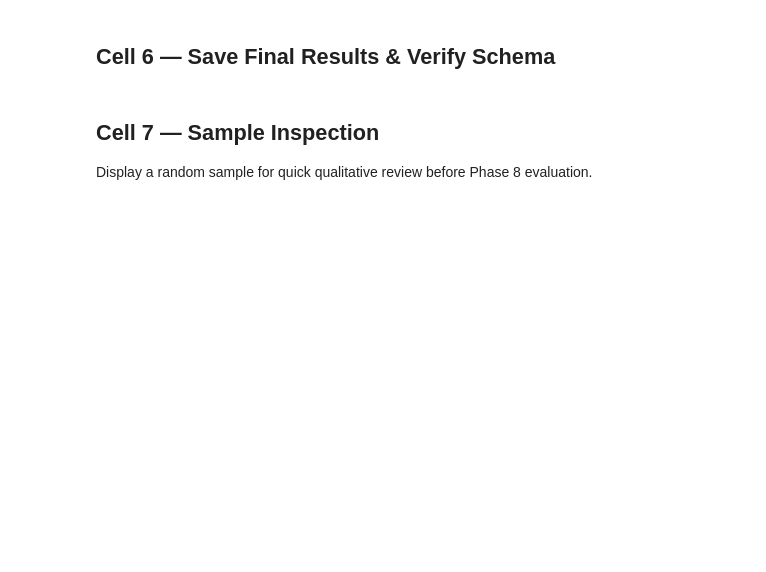
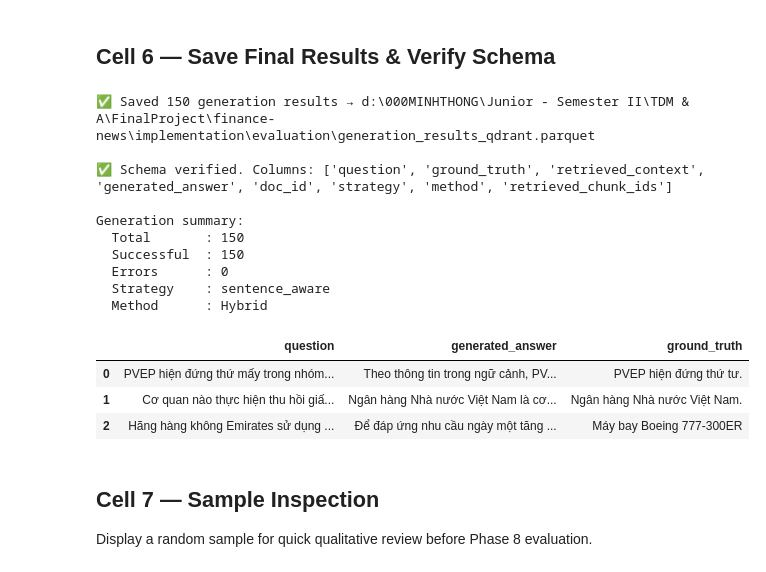
Before and after one commit to thong7d/rag-vn-finance, a Jupyter notebook: notebooks/07_generation_pipeline.ipynb, the cells around one changed output. Drawn from its saved outputs; the diff is of its cells as text; code cells hidden in the pictures; blank space fills up the shorter version.

```diff
--- a/notebooks/07_generation_pipeline.ipynb
+++ b/notebooks/07_generation_pipeline.ipynb
@@ -115,30 +131,18 @@ print(f"✅ Embedding model loaded on {embedding_model.device}")
 Loads `qa_pairs_test.parquet` (20% split from Phase 5, **never modify**).
 Falls back to `qa_pairs_filtered.parquet` only if test file is absent.
 # %%
-qa_dir      = resolve_path(config['synthetic_qa'], 'output_dir')
-test_path   = os.path.join(qa_dir, 'qa_pairs_test.parquet')
-filter_path = os.path.join(qa_dir, 'qa_pairs_filtered.parquet')
+qa_dir  = resolve_path(config['synthetic_qa'], 'output_dir')
+qa_path = os.path.join(REPO_ROOT, qa_dir, 'ground_truth_final.jsonl')
 
-if os.path.exists(test_path):
-    df_qa = pd.read_parquet(test_path)
-    print(f"✅ Loaded immutable test set: {len(df_qa)} QA pairs")
-elif os.path.exists(filter_path):
-    df_qa = pd.read_parquet(filter_path)
-    print(f"⚠️  Test set not found. Using filtered set: {len(df_qa)} QA pairs")
+if os.path.exists(qa_path):
+    df_eval = pd.read_json(qa_path, lines=True)
+    print(f"✅ Loaded ENTIRE test set: {len(df_eval)} QA pairs from {qa_path}")
 else:
     raise FileNotFoundError(
-        f"QA data not found at {test_path}. Ensure Phase 5 has been completed."
+        f"QA data not found at {qa_path}. Ensure Phase 5 has been completed."
     )
 
-# Cap to EVAL_SAMPLE if needed (test set is 197 rows, below the 200 cap)
-if len(df_qa) > EVAL_SAMPLE:
-    df_eval = df_qa.sample(n=EVAL_SAMPLE, random_state=42).reset_index(drop=True)
-    print(f"Sampled {len(df_eval)} / {len(df_qa)} QA pairs (EVAL_SAMPLE={EVAL_SAMPLE})")
-else:
-    df_eval = df_qa.reset_index(drop=True)
-    print(f"Using all {len(df_eval)} QA pairs (below EVAL_SAMPLE cap)")
-
-# Resolve answer column name (Phase 5 may use 'answer' or 'reference_answer')
-ANSWER_COL = 'answer' if 'answer' in df_eval.columns else 'reference_answer'
+# Resolve answer column name
+ANSWER_COL = 'ground_truth' if 'ground_truth' in df_eval.columns else 'answer'
 print(f"Ground-truth column: '{ANSWER_COL}'")
 df_eval.head(2)
@@ -152,12 +162,16 @@ for generation. This avoids running 9 × 197 = 1,773 LLM calls.
 > To override and use a specific config, manually set `BEST_STRATEGY`
 > and `BEST_METHOD` in the cell below.
 # %%
-eval_dir      = resolve_path(config['evaluation'], 'output_dir')
-benchmark_csv = os.path.join(eval_dir, 'retrieval_benchmark.csv')
+backend = os.environ.get("VECTOR_STORE_BACKEND", "faiss").lower()
+eval_dir      = os.path.join(REPO_ROOT, resolve_path(config['evaluation'], 'output_dir'))
+benchmark_csv = os.path.join(eval_dir, f'retrieval_benchmark_{backend}.csv')
+
+if not os.path.exists(benchmark_csv):
+    benchmark_csv = os.path.join(eval_dir, 'retrieval_benchmark.csv')
 
 if os.path.exists(benchmark_csv):
     df_bench = pd.read_csv(benchmark_csv)
-    # Select configuration with highest MRR
+    # Select configuration with the highest MRR score
     best_row = df_bench.loc[df_bench['MRR'].idxmax()]
     BEST_STRATEGY = best_row['Strategy']
     BEST_METHOD   = best_row['Method']
@@ -409,27 +439,44 @@ if len(error_indices) > 0:
 # %%
 # Final save
 df_results = pd.DataFrame(all_results)
+backend = os.environ.get("VECTOR_STORE_BACKEND", "faiss").lower()
+out_path = os.path.join(eval_dir, f'generation_results_{backend}.parquet')
 df_results.to_parquet(out_path, index=False)
 print(f"✅ Saved {len(df_results)} generation results → {out_path}")
 
 # ── Verify required output schema ─────────────────────────────────────────────
 required_cols = ['question', 'ground_truth', 'retrieved_context', 'generated_answer']
 missing = [c for c in required_cols if c not in df_results.columns]
 assert not missing, f"Missing required columns: {missing}"
 print(f"\n✅ Schema verified. Columns: {df_results.columns.tolist()}")
 
 # ── Summary stats ──────────────────────────────────────────────────────────────
 n_errors     = (df_results['generated_answer'] == '[GENERATION_ERROR]').sum()
 n_successful = len(df_results) - n_errors
 print(f"\nGeneration summary:")
 print(f"  Total       : {len(df_results)}")
 print(f"  Successful  : {n_successful}")
 print(f"  Errors      : {n_errors}")
 print(f"  Strategy    : {BEST_STRATEGY}")
 print(f"  Method      : {BEST_METHOD}")
 
 # Preview
 df_results[['question', 'generated_answer', 'ground_truth']].head(3)
+# %% [output]
+✅ Saved 150 generation results → d:\000MINHTHONG\Junior - Semester II\TDM & A\FinalProject\finance-news\implementation\evaluation\generation_results_qdrant.parquet
+
+✅ Schema verified. Columns: ['question', 'ground_truth', 'retrieved_context', 'generated_answer', 'doc_id', 'strategy', 'method', 'retrieved_chunk_ids']
+
+Generation summary:
+  Total       : 150
+  Successful  : 150
+  Errors      : 0
+  Strategy    : sentence_aware
+  Method      : Hybrid
+|  | question | generated_answer | ground_truth |
+| 0 | PVEP hiện đứng thứ mấy trong nhóm... | Theo thông tin trong ngữ cảnh, PV... | PVEP hiện đứng thứ tư. |
+| 1 | Cơ quan nào thực hiện thu hồi giấ... | Ngân hàng Nhà nước Việt Nam là cơ... | Ngân hàng Nhà nước Việt Nam. |
+| 2 | Hãng hàng không Emirates sử dụng ... | Để đáp ứng nhu cầu ngày một tăng ... | Máy bay Boeing 777-300ER |
 # %% [markdown]
 ## Cell 7 — Sample Inspection
 
```
Also changed, not shown: parts of 10 cells of this notebook, 23 other files.
